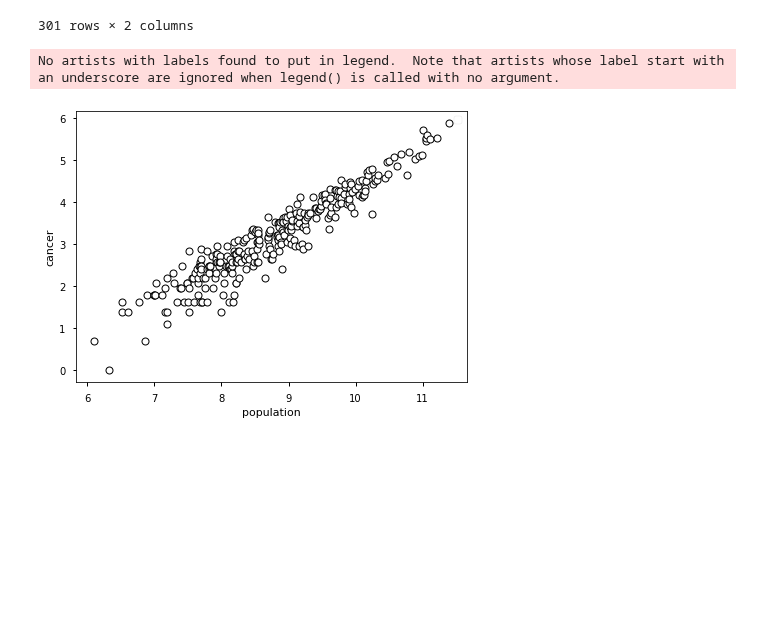
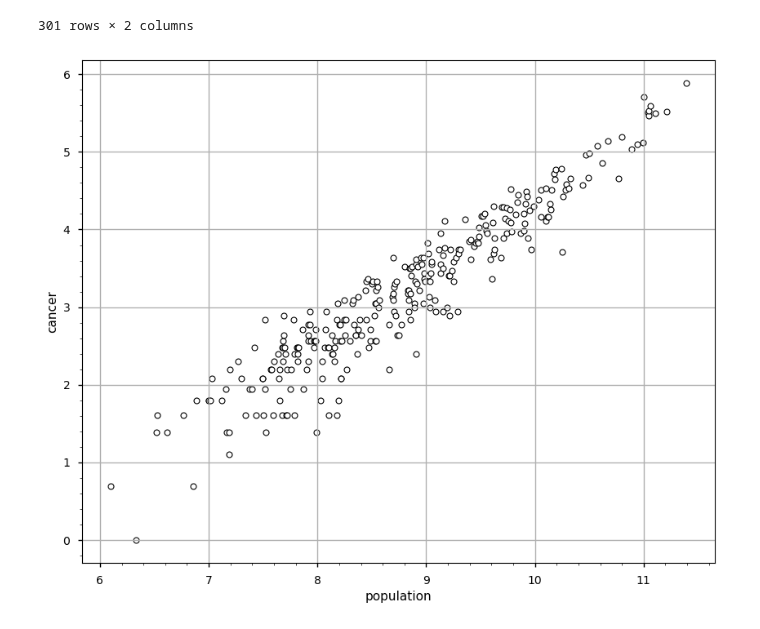
Before and after one commit to intellimath/mlgrad, a Jupyter notebook: examples/robust_kmeans_regression_cancer.ipynb, the cells around one changed output. Cells and saved outputs as stored; diff of their text form; code cells hidden in the pictures; blank space fills up the shorter version.

```diff
--- a/examples/robust_kmeans_regression_cancer.ipynb
+++ b/examples/robust_kmeans_regression_cancer.ipynb
@@ -23,27 +23,23 @@ tonedata
 | 300 | 360 | 88456 |
 301 rows × 2 columns
 # %%
-X_population = np.log(tonedata["population"].values.astype('d'))
+X_population = np.log(1+tonedata["population"].values.astype('d'))
 X_cancer = np.log(1+tonedata["cancer"].values.astype('d'))
 # %%
-plt.figure(figsize=(7,5))
-# plt.figure(figsize=(15,12))
-plt.scatter(X_population, X_cancer, s=49, c='w', edgecolors='k', linewidth=1.0)
-# plt.title("Соотношения тонов")
-# plt.plot([1.3, 3.2], [2.0, 2.0], linestyle='--', label='1', color='k')
-# plt.plot([1.3, 3.2], [1.3, 3.2], linestyle='--', label='2', color='k')
-# for x_name, x_income, x_prestige in zip(X_name, X_income, X_prestige):
-#     plt.text(x_income, x_prestige+2, x_name)
+# plt.figure(figsize=(7,5))
+plt.figure(figsize=(10,8))
+plt.scatter(X_population, X_cancer, s=25, c='w', edgecolors='k', linewidth=0.8)
 plt.xlabel('population')
 plt.ylabel('cancer')
+plt.minorticks_on()
+plt.grid(1)
 # plt.ylim(1.2, 3.1)
 # plt.xlim(1.2, 3.1)
-plt.legend()
+# plt.legend()
 # plt.savefig('fig/tonedata_scatter.eps')
 plt.show()
 # %% [output]
-No artists with labels found to put in legend.  Note that artists whose label start with an underscore are ignored when legend() is called with no argument.
-[figure, old version]
+[figure, new version]
 # %%
 import mlgrad
 import mlgrad.model as ml_model
```
Also changed, not shown: parts of 9 cells of this notebook, 52 other files.
